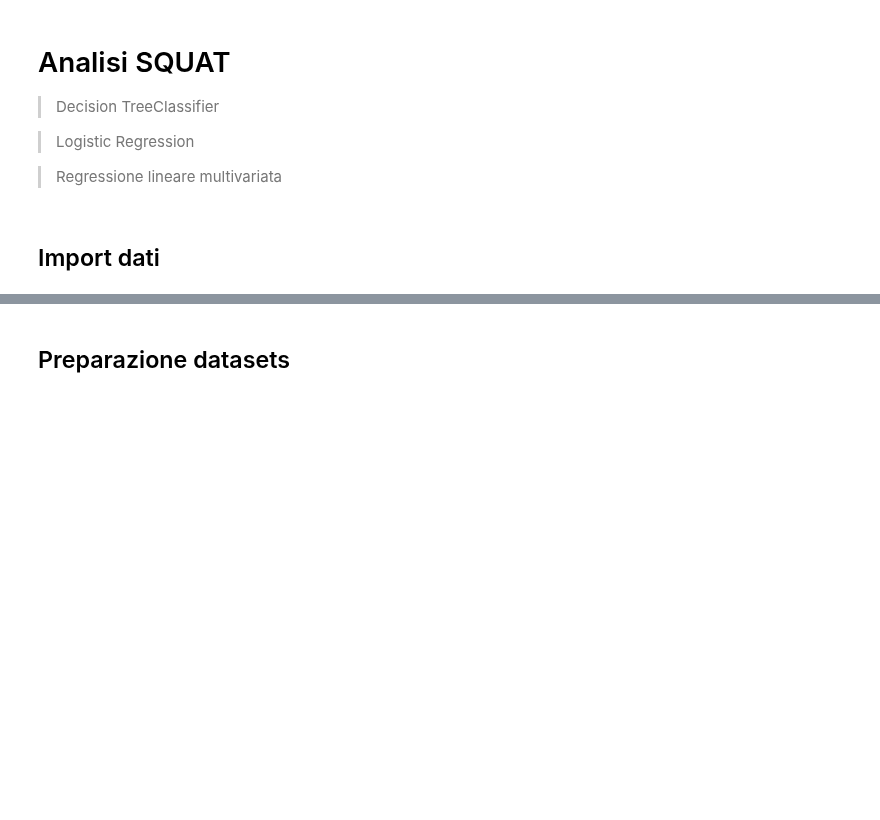
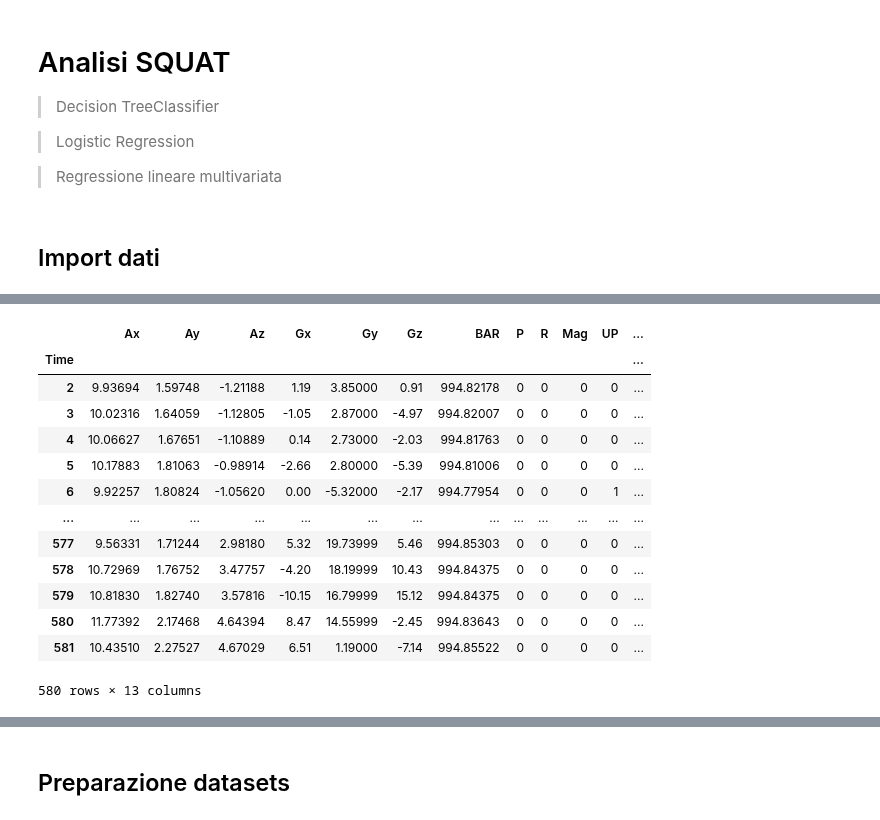
Before and after one commit to paoloartasensi/wow, a Jupyter notebook: squat_analysis.ipynb, the cells around one changed output, grey strips where cells are left out. Saved outputs shown, nothing was run; the diff lists cells and outputs as text; code cells hidden in the pictures; blank space fills up the shorter version.

```diff
--- a/squat_analysis.ipynb
+++ b/squat_analysis.ipynb
@@ -93,0 +90,17 @@ array([  5,   6,   7,   8,   9,  10,  11,  12,  13,  14,  15,  16,  17,
+# %%
+df
+# %% [output]
+|  | Ax | Ay | Az | Gx | Gy | Gz | BAR | P | R | Mag | UP | ... |
+| Time |  |  |  |  |  |  |  |  |  |  |  | ... |
+| 2 | 9.93694 | 1.59748 | -1.21188 | 1.19 | 3.85000 | 0.91 | 994.82178 | 0 | 0 | 0 | 0 | ... |
+| 3 | 10.02316 | 1.64059 | -1.12805 | -1.05 | 2.87000 | -4.97 | 994.82007 | 0 | 0 | 0 | 0 | ... |
+| 4 | 10.06627 | 1.67651 | -1.10889 | 0.14 | 2.73000 | -2.03 | 994.81763 | 0 | 0 | 0 | 0 | ... |
+| 5 | 10.17883 | 1.81063 | -0.98914 | -2.66 | 2.80000 | -5.39 | 994.81006 | 0 | 0 | 0 | 0 | ... |
+| 6 | 9.92257 | 1.80824 | -1.05620 | 0.00 | -5.32000 | -2.17 | 994.77954 | 0 | 0 | 0 | 1 | ... |
+| ... | ... | ... | ... | ... | ... | ... | ... | ... | ... | ... | ... | ... |
+| 577 | 9.56331 | 1.71244 | 2.98180 | 5.32 | 19.73999 | 5.46 | 994.85303 | 0 | 0 | 0 | 0 | ... |
+| 578 | 10.72969 | 1.76752 | 3.47757 | -4.20 | 18.19999 | 10.43 | 994.84375 | 0 | 0 | 0 | 0 | ... |
+| 579 | 10.81830 | 1.82740 | 3.57816 | -10.15 | 16.79999 | 15.12 | 994.84375 | 0 | 0 | 0 | 0 | ... |
+| 580 | 11.77392 | 2.17468 | 4.64394 | 8.47 | 14.55999 | -2.45 | 994.83643 | 0 | 0 | 0 | 0 | ... |
+| 581 | 10.43510 | 2.27527 | 4.67029 | 6.51 | 1.19000 | -7.14 | 994.85522 | 0 | 0 | 0 | 0 | ... |
+580 rows × 13 columns
```
Also changed, not shown: parts of 20 cells of this notebook, 1 other file.
